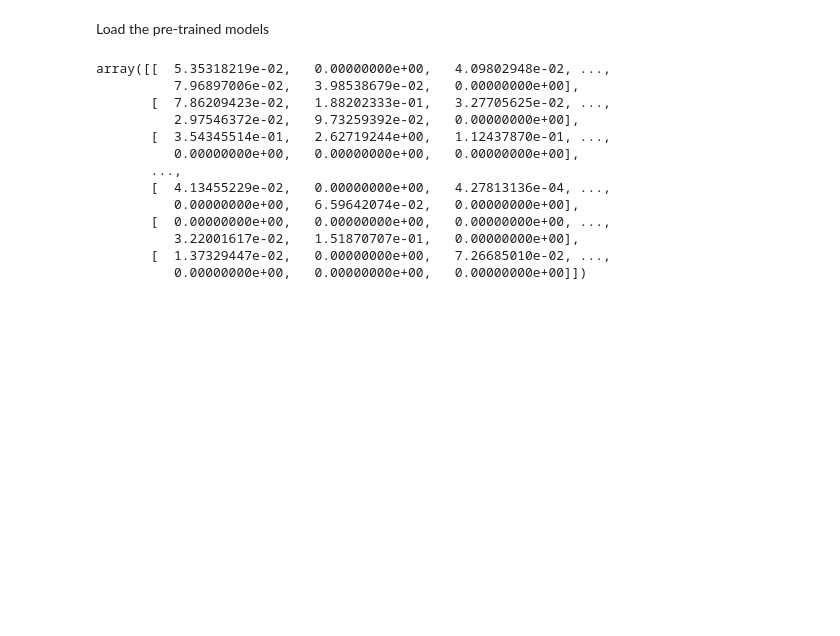
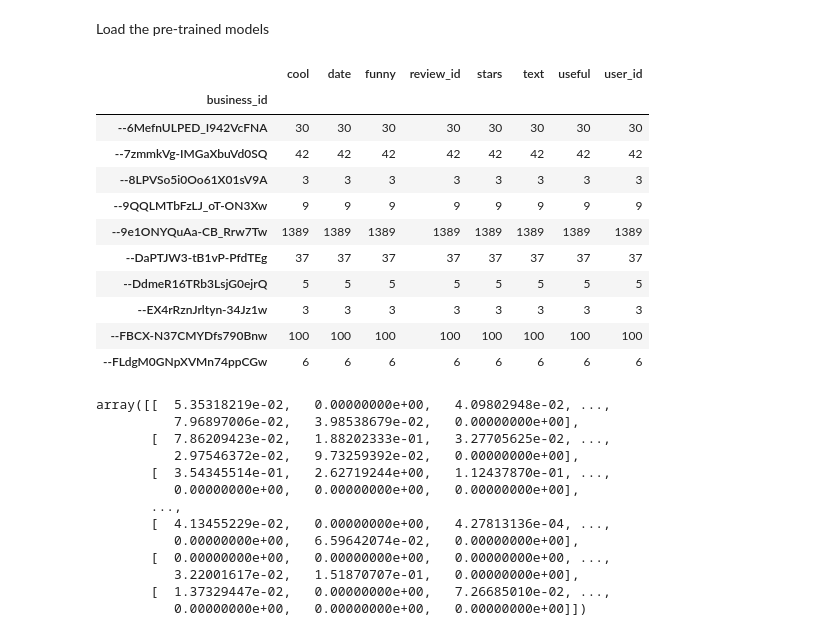
Before and after one commit to CornellDataScience/NLP_Research-FA17, a Jupyter notebook: topic_over_time/notebook/topic_similarity.ipynb, the cells around one changed output. Cells and saved outputs as stored; diff of their text form; code cells hidden in the pictures; blank space fills up the shorter version.

```diff
--- a/topic_over_time/notebook/topic_similarity.ipynb
+++ b/topic_over_time/notebook/topic_similarity.ipynb
@@ -13,5 +13,23 @@ Load the pre-trained models
 # %%
 DATAPASS = '../../../yelp10/dataset/business.json'
 business = load_json_to_df(DATAPASS)
+# %%
+DATAPASS = '../../../yelp10/dataset/review.json'
+reviews = load_json_to_df(DATAPASS)
+# %%
+reviews.groupby('business_id').count()[:10]
+# %% [output]
+|  | cool | date | funny | review_id | stars | text | useful | user_id |
+| business_id |  |  |  |  |  |  |  |  |
+| --6MefnULPED_I942VcFNA | 30 | 30 | 30 | 30 | 30 | 30 | 30 | 30 |
+| --7zmmkVg-IMGaXbuVd0SQ | 42 | 42 | 42 | 42 | 42 | 42 | 42 | 42 |
+| --8LPVSo5i0Oo61X01sV9A | 3 | 3 | 3 | 3 | 3 | 3 | 3 | 3 |
+| --9QQLMTbFzLJ_oT-ON3Xw | 9 | 9 | 9 | 9 | 9 | 9 | 9 | 9 |
+| --9e1ONYQuAa-CB_Rrw7Tw | 1389 | 1389 | 1389 | 1389 | 1389 | 1389 | 1389 | 1389 |
+| --DaPTJW3-tB1vP-PfdTEg | 37 | 37 | 37 | 37 | 37 | 37 | 37 | 37 |
+| --DdmeR16TRb3LsjG0ejrQ | 5 | 5 | 5 | 5 | 5 | 5 | 5 | 5 |
+| --EX4rRznJrltyn-34Jz1w | 3 | 3 | 3 | 3 | 3 | 3 | 3 | 3 |
+| --FBCX-N37CMYDfs790Bnw | 100 | 100 | 100 | 100 | 100 | 100 | 100 | 100 |
+| --FLdgM0GNpXVMn74ppCGw | 6 | 6 | 6 | 6 | 6 | 6 | 6 | 6 |
 # %%
 def load_topic_model(vectorizer_file_name, topic_model_file_name):
```
Also changed, not shown: parts of 50 cells of this notebook.
